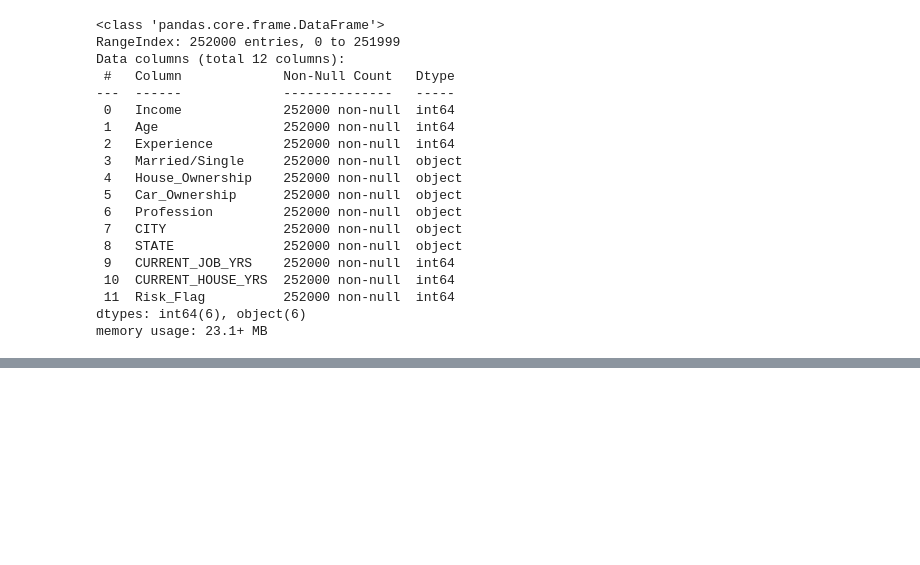
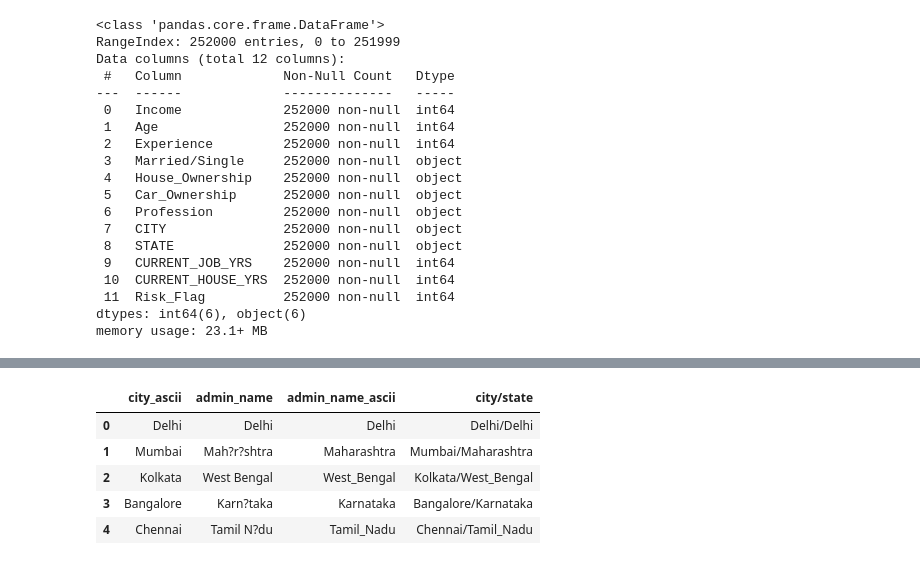
Before and after one commit to BenjaminUy/Predicting-Loan-User-Default-Risk, a Jupyter notebook: notebooks/Cleaning_&_Analysis.ipynb, the cells around one changed output, grey strips where cells are left out. Drawn from its saved outputs; the diff is of its cells as text; code cells hidden in the pictures; blank space fills up the shorter version.

```diff
--- a/notebooks/Cleaning_&_Analysis.ipynb
+++ b/notebooks/Cleaning_&_Analysis.ipynb
@@ -294,0 +303,4 @@ memory usage: 23.1+ MB
+# %%
+url = 'https://raw.githubusercontent.com/BenjaminUy/Predicting-Loan-User-Default-Risk/refs/heads/main/datasets/IndiaCities.csv'
+india_cities = pd.read_csv(url)
+india_cities.head()
@@ -294,0 +324,12 @@ memory usage: 23.1+ MB
+# %%
+# Create new variable 'city/state' which is the concatenation of
+# city_ascii, '/', and admin_name_ascii
+india_cities['city/state'] = india_cities['city_ascii'] + '/' + india_cities['admin_name_ascii']
+india_cities.head()
+# %% [output]
+|  | city_ascii | admin_name | admin_name_ascii | city/state |
+| 0 | Delhi | Delhi | Delhi | Delhi/Delhi |
+| 1 | Mumbai | Mah?r?shtra | Maharashtra | Mumbai/Maharashtra |
+| 2 | Kolkata | West Bengal | West_Bengal | Kolkata/West_Bengal |
+| 3 | Bangalore | Karn?taka | Karnataka | Bangalore/Karnataka |
+| 4 | Chennai | Tamil N?du | Tamil_Nadu | Chennai/Tamil_Nadu |
```
Also changed, not shown: parts of 14 cells of this notebook.
